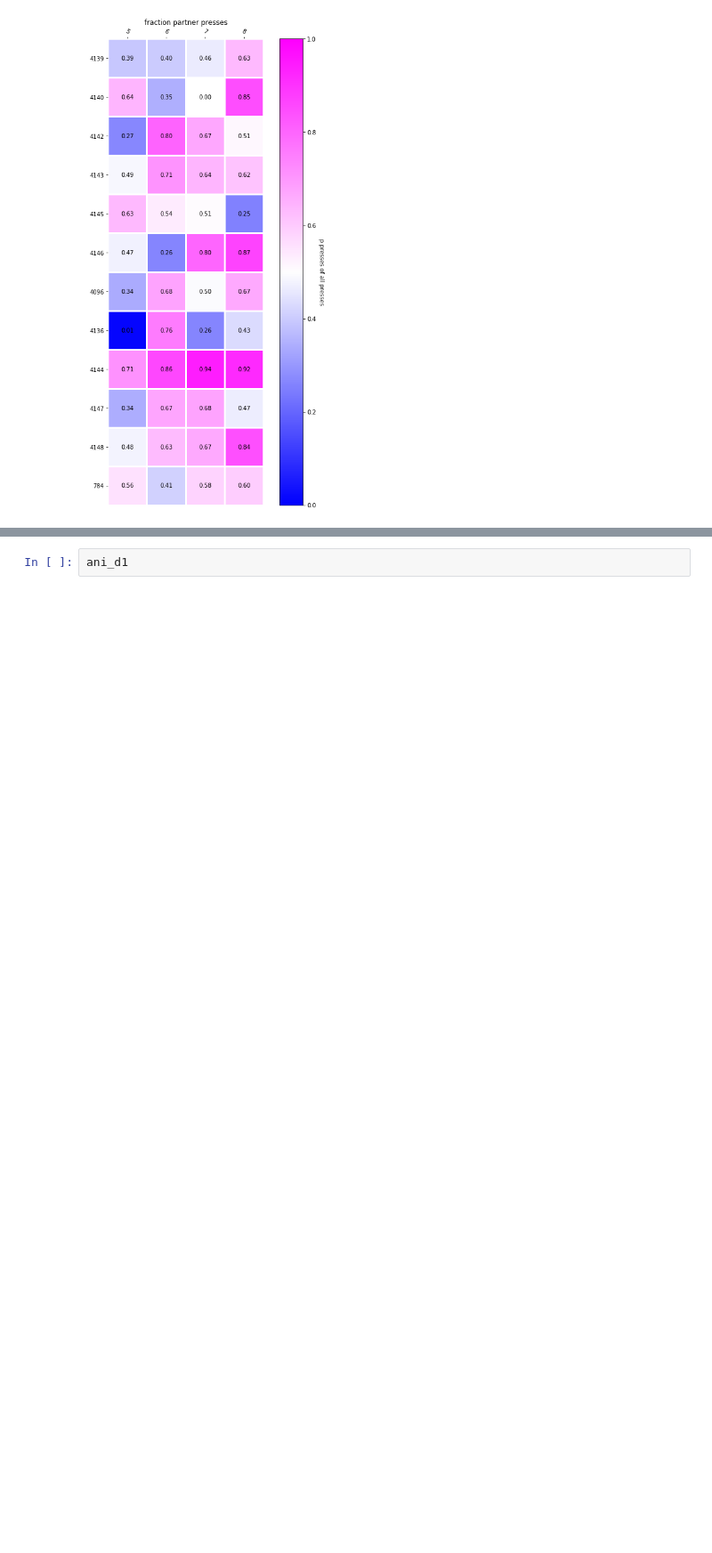
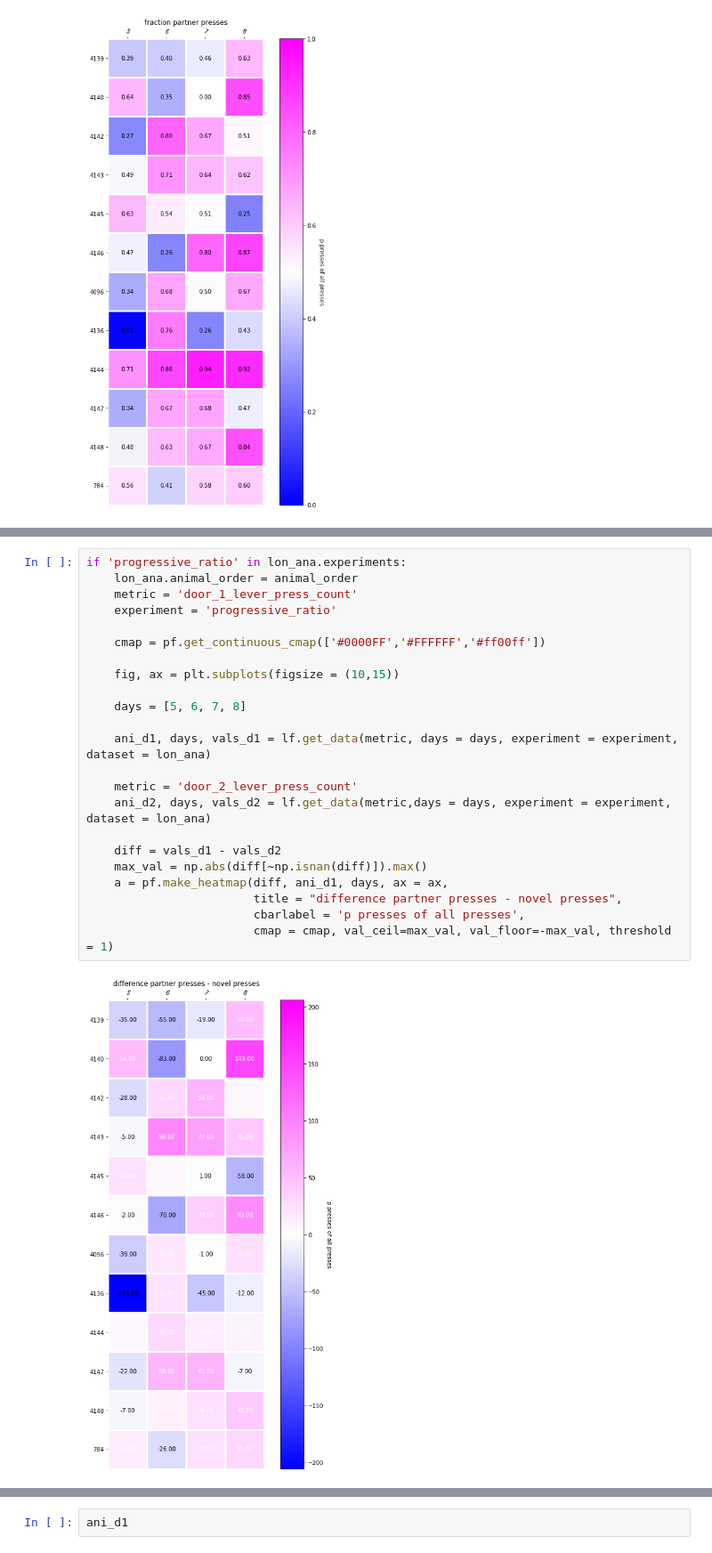
Before and after one commit to dprotter/Operant_Daily_Pipeline, a Jupyter notebook: plot_data.ipynb, the cells around one changed output, grey strips where cells are left out. Shown at 89% size. Drawn from its saved outputs; the diff is of its cells as text; blank space fills up the shorter version.

```diff
--- a/plot_data.ipynb
+++ b/plot_data.ipynb
@@ -392,0 +379,25 @@ Name: animal, dtype: int64
+# %%
+if 'progressive_ratio' in lon_ana.experiments:
+    lon_ana.animal_order = animal_order
+    metric = 'door_1_lever_press_count'
+    experiment = 'progressive_ratio'
+
+    cmap = pf.get_continuous_cmap(['#0000FF','#FFFFFF','#ff00ff'])
+
+    fig, ax = plt.subplots(figsize = (10,15))
+
+    days = [5, 6, 7, 8]
+
+    ani_d1, days, vals_d1 = lf.get_data(metric, days = days, experiment = experiment, dataset = lon_ana)
+
+    metric = 'door_2_lever_press_count'
+    ani_d2, days, vals_d2 = lf.get_data(metric,days = days, experiment = experiment, dataset = lon_ana)
+
+    diff = vals_d1 - vals_d2
+    max_val = np.abs(diff[~np.isnan(diff)]).max()
+    a = pf.make_heatmap(diff, ani_d1, days, ax = ax,
+                        title = "difference partner presses - novel presses",
+                        cbarlabel = 'p presses of all presses',
+                        cmap = cmap, val_ceil=max_val, val_floor=-max_val, threshold = 1)
+# %% [output]
+[figure, added]
```
Also changed, not shown: parts of 12 cells of this notebook, 1 other file.
